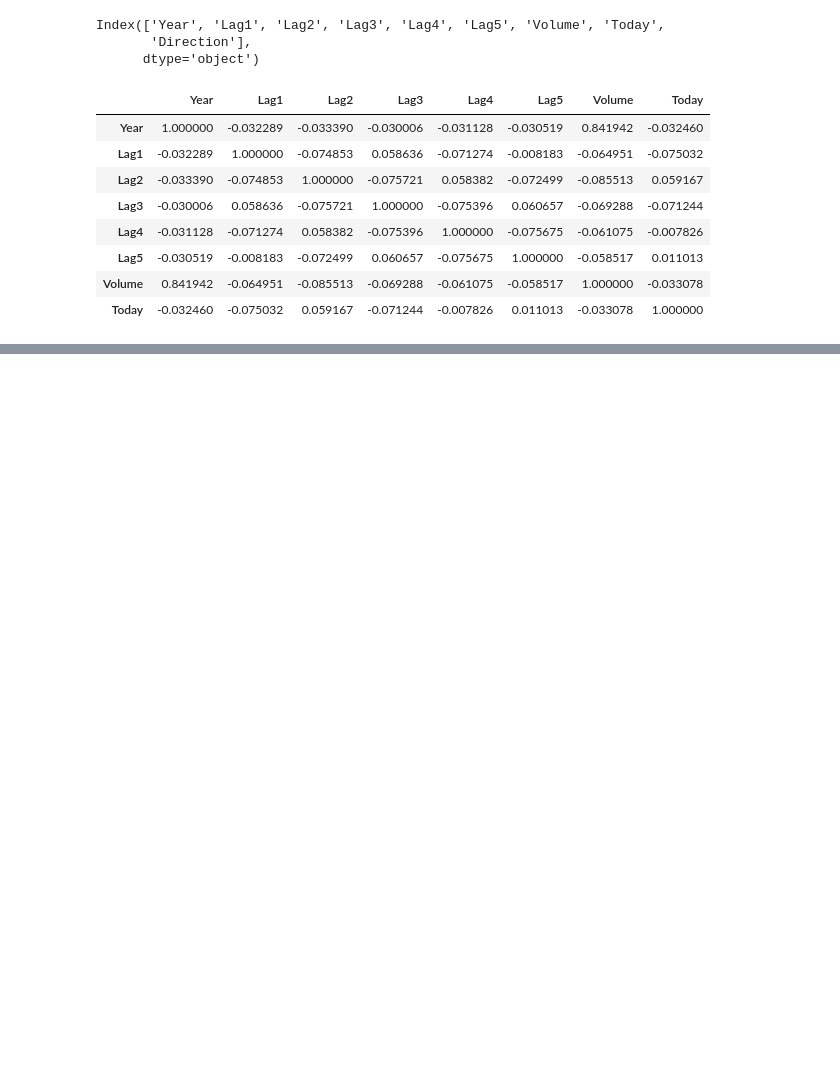
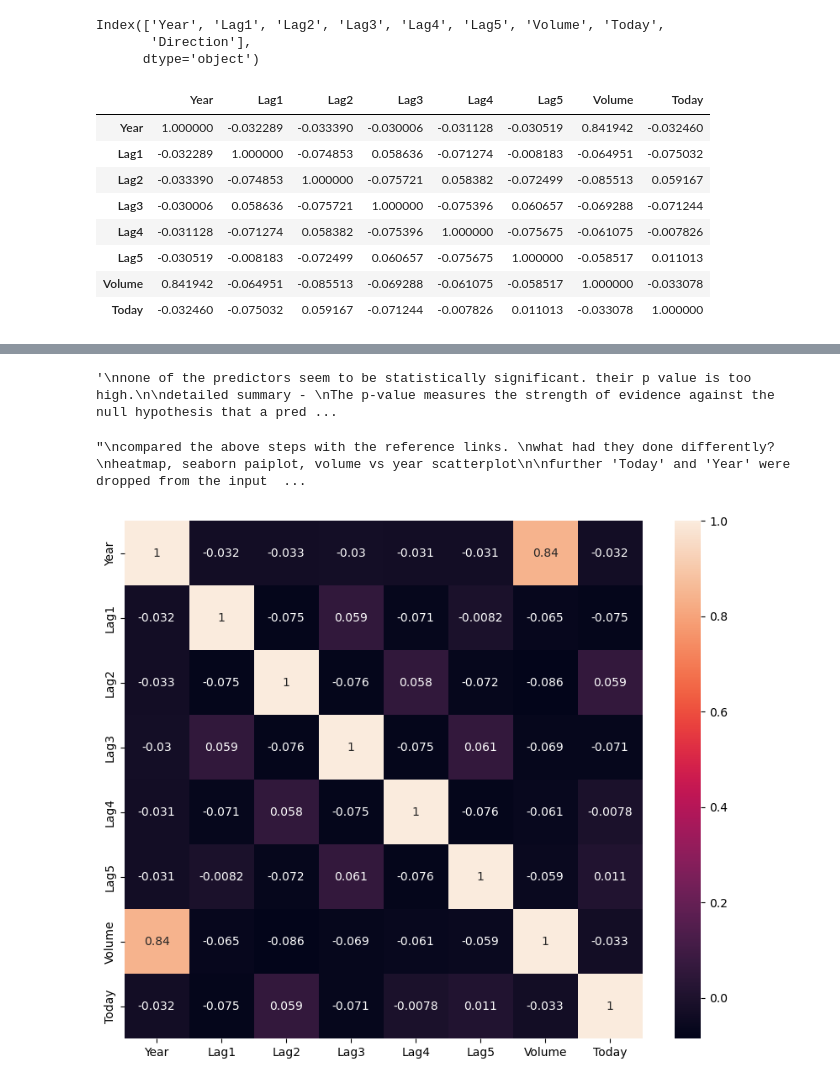
Before and after one commit to aravisv/islp-learning, a Jupyter notebook: Chapter_04_Classification/exercise_code/Qn13.ipynb, the cells around one changed output, grey strips where cells are left out. Drawn from its saved outputs; the diff is of its cells as text; code cells hidden in the pictures; blank space fills up the shorter version.

```diff
--- a/Chapter_04_Classification/exercise_code/Qn13.ipynb
+++ b/Chapter_04_Classification/exercise_code/Qn13.ipynb
@@ -66,0 +183,30 @@ plotting histogram for a time series data does not make sense
+# %%
+"""
+none of the predictors seem to be statistically significant. their p value is too high.
+
+detailed summary -
+The p-value measures the strength of evidence against the null hypothesis that a predictor has no association with the response.
+In this logistic regression model, all predictors have large p-values,
+indicating that there is insufficient evidence to conclude that any of the lagged returns or volume are related to the probability of the market going up or down.
+This suggests that past weekly returns provide little useful predictive information for market direction.
+"""
+# %% [output]
+'\nnone of the predictors seem to be statistically significant. their p value is too high.\n\ndetailed summary - \nThe p-value measures the strength of evidence against the null hypothesis that a pred ...
+# %%
+"""
+compared the above steps with the reference links.
+what had they done differently?
+heatmap, seaborn paiplot, volume vs year scatterplot
+
+further 'Today' and 'Year' were dropped from the input df while fitting the model
+"""
+# %% [output]
+"\ncompared the above steps with the reference links. \nwhat had they done differently?\nheatmap, seaborn paiplot, volume vs year scatterplot\n\nfurther 'Today' and 'Year' were dropped from the input  ...
+# %%
+numeric_cols = WeeklyDataframe.select_dtypes(include = np.number).columns
+weekly_numeric = WeeklyDataframe[numeric_cols]
+
+plt.figure(figsize = (10, 8))
+sns.heatmap(weekly_numeric.corr(), annot = True, square = True);
+# %% [output]
+[figure, added]
```
Also changed, not shown: parts of 43 cells of this notebook.
